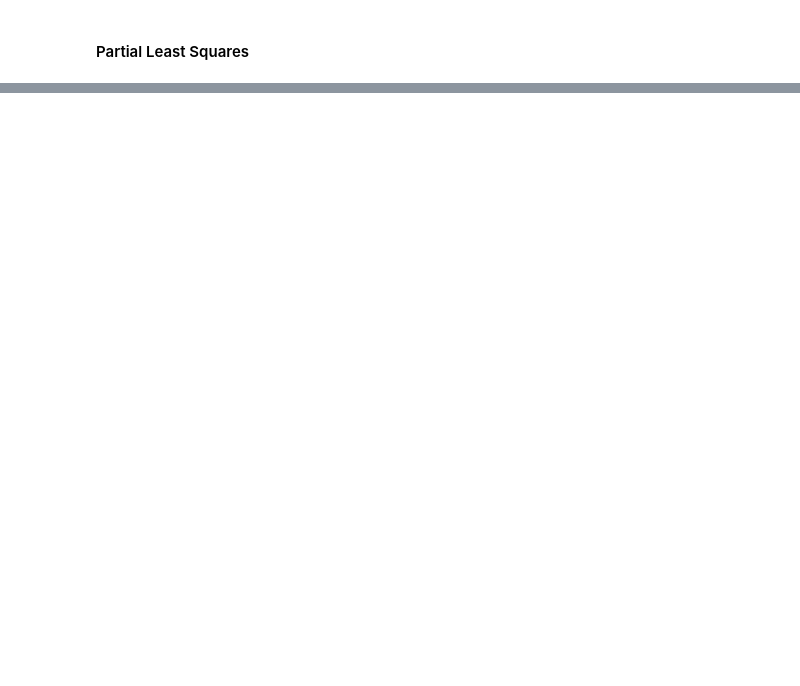
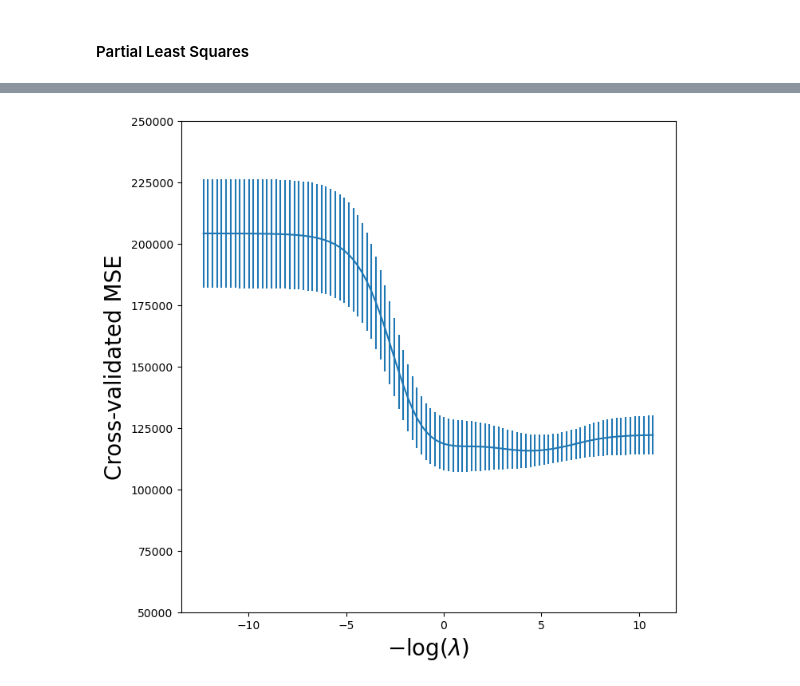
Before and after one commit to zozoking101/An-Introduction-to-Statistical-Learning-with-Applications-in-Python, a Jupyter notebook: 6_Linear_Model_Selection_and_Regularization/Chapter_6.ipynb, the cells around one changed output, grey strips where cells are left out. Drawn from its saved outputs; the diff is of its cells as text; code cells hidden in the pictures; blank space fills up the shorter version.

```diff
--- a/6_Linear_Model_Selection_and_Regularization/Chapter_6.ipynb
+++ b/6_Linear_Model_Selection_and_Regularization/Chapter_6.ipynb
@@ -936,0 +1447,5 @@ nents. Consequently, PCR suffers from a drawback: there is no guarantee
+# %%
+ridge = skl.ElasticNet(alpha=lambdas[59], l1_ratio=0)
+scaler = StandardScaler(with_mean=True, with_std=True)
+pipe = Pipeline(steps=[('scaler', scaler), ('ridge', ridge)])
+pipe.fit(X, Y)
@@ -936,0 +1463,11 @@ nents. Consequently, PCR suffers from a drawback: there is no guarantee
+# %%
+validation = skm.ShuffleSplit(n_splits=1,
+                              test_size=0.5,
+                              random_state=0)
+ridge.alpha = 0.01
+results = skm.cross_validate(ridge,
+                             X,
+                             Y,
+                             scoring='neg_mean_squared_error',
+                             cv=validation)
+-results['test_score']
@@ -936,0 +1490,9 @@ nents. Consequently, PCR suffers from a drawback: there is no guarantee
+# %%
+param_grid = {'ridge__alpha': lambdas}
+grid = skm.GridSearchCV(pipe,
+                        param_grid,
+                        cv=validation,
+                        scoring='neg_mean_squared_error')
+grid.fit(X, Y)
+grid.best_params_['ridge__alpha']
+grid.best_estimator_
@@ -936,0 +1519,8 @@ nents. Consequently, PCR suffers from a drawback: there is no guarantee
+# %%
+grid = skm.GridSearchCV(pipe,
+                        param_grid,
+                        cv=kfold,
+                        scoring='neg_mean_squared_error')
+grid.fit(X, Y)
+grid.best_params_['ridge__alpha']
+grid.best_estimator_
@@ -936,0 +1547,10 @@ nents. Consequently, PCR suffers from a drawback: there is no guarantee
+# %%
+ridge_fig, ax = subplots(figsize=(8,8))
+ax.errorbar(-np.log(lambdas),
+            -grid.cv_results_['mean_test_score'],
+            yerr=grid.cv_results_['std_test_score'] / np.sqrt(K))
+ax.set_ylim([50000,250000])
+ax.set_xlabel('$-\log(\lambda)$', fontsize=20)
+ax.set_ylabel('Cross-validated MSE', fontsize=20);
+# %% [output]
+[figure, added]
```
Also changed, not shown: parts of 82 cells of this notebook.
